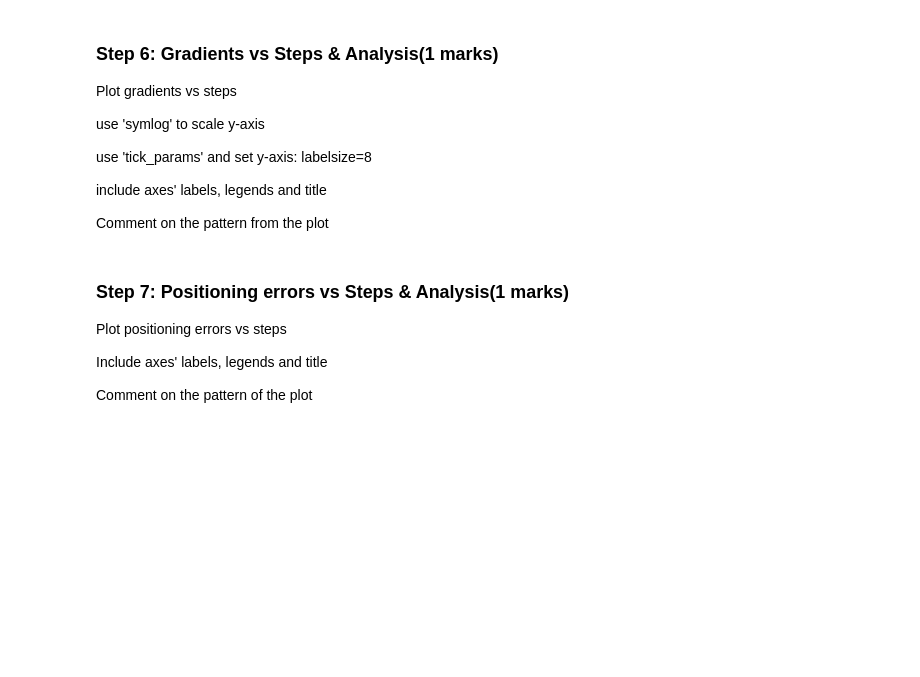
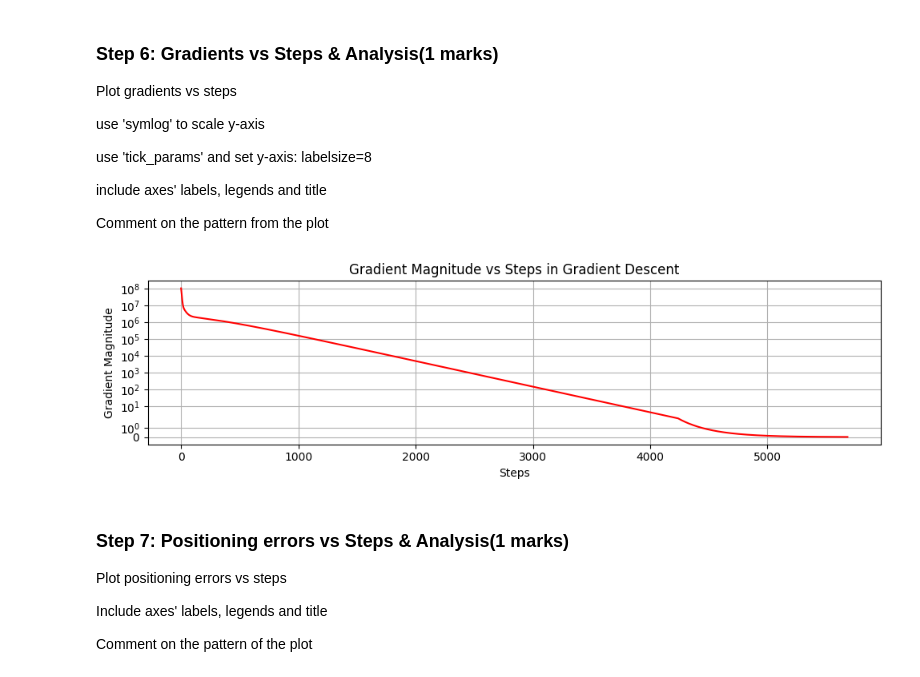
Before and after one commit to adamanastas/ENGG680_2025_Fall, a Jupyter notebook: Assignment2_Upload.ipynb, the cells around one changed output. Cells and saved outputs as stored; diff of their text form; code cells hidden in the pictures; blank space fills up the shorter version.

```diff
--- a/Assignment2_Upload.ipynb
+++ b/Assignment2_Upload.ipynb
@@ -441,3 +666,28 @@ plt.show()
+# %%
+
+fig, ax = plt.subplots(figsize=(10, 3))
+
+
+ax.plot(range(1, steps_count + 1), arr_grad[:steps_count], color='r')
+
+# Used symlog for y-axis to handle values near zero
+ax.set_yscale('symlog')
+
+# Labels, title, and grid
+ax.set_xlabel('Steps')
+ax.set_ylabel('Gradient Magnitude')
+ax.set_title('Gradient Magnitude vs Steps in Gradient Descent')
+ax.grid(True)
+
+# Layout adjustment
+fig.tight_layout()
+plt.show()
+# Comment on the pattern (0.5 marks)
+# The plot shows that the magnitude of the gradients decreases significantly as the number of steps increases.
+# This indicates that the optimization algorithm is moving towards a minimum, where the slope of the cost function approaches zero.
+# The `symlog` scale is useful here as it can effectively display both large and very small gradient values, including those crossing zero, which would be problematic for a pure logarithmic scale.
+# %% [output]
+[figure, added]
 # %% [markdown]
 ### Step 7: Positioning errors vs Steps & Analysis(1 marks)
 Plot positioning errors vs steps
```
Also changed, not shown: parts of 40 cells of this notebook.
